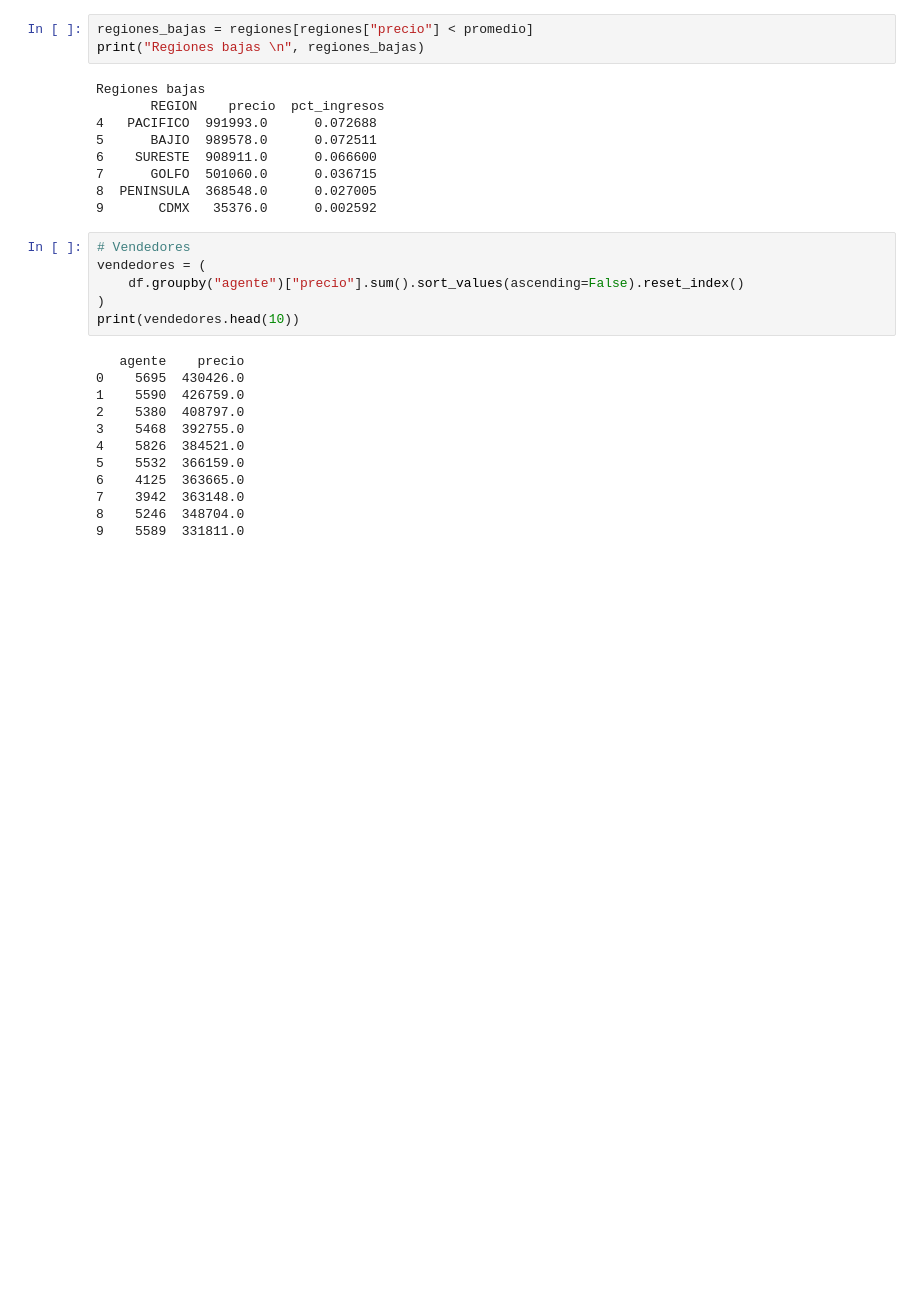
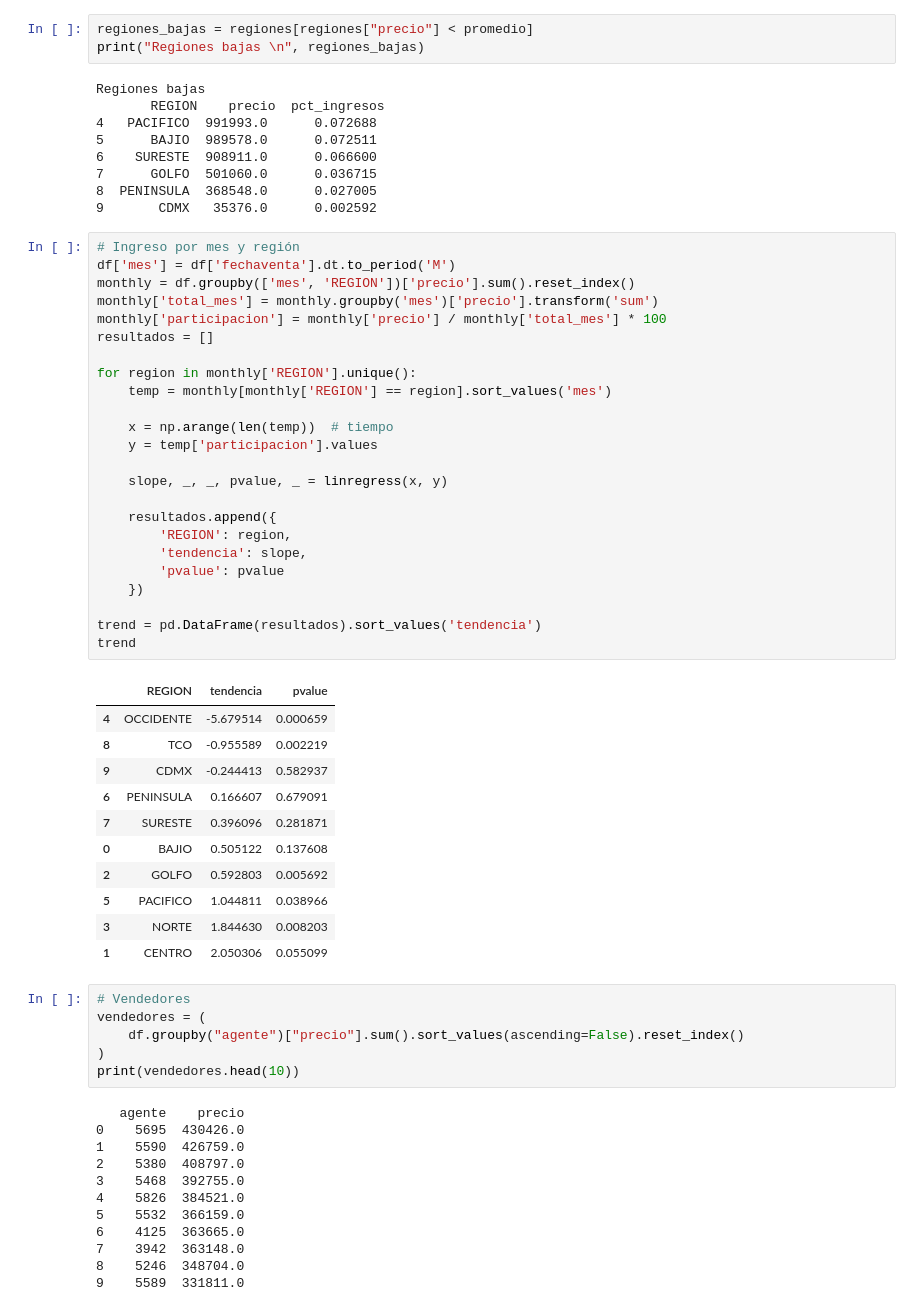
Before and after one commit to J-Paramo/sales-growth-drivers-analysis, a Jupyter notebook: notebooks/02_EDA.ipynb, the cells around one changed output. Drawn from its saved outputs; the diff is of its cells as text; blank space fills up the shorter version.

```diff
--- a/notebooks/02_EDA.ipynb
+++ b/notebooks/02_EDA.ipynb
@@ -221,6 +222,42 @@ Regiones bajas
 7      GOLFO  501060.0      0.036715
 8  PENINSULA  368548.0      0.027005
 9       CDMX   35376.0      0.002592
+# %%
+# Ingreso por mes y región
+df['mes'] = df['fechaventa'].dt.to_period('M')
+monthly = df.groupby(['mes', 'REGION'])['precio'].sum().reset_index()
+monthly['total_mes'] = monthly.groupby('mes')['precio'].transform('sum')
+monthly['participacion'] = monthly['precio'] / monthly['total_mes'] * 100
+resultados = []
+
+for region in monthly['REGION'].unique():
+    temp = monthly[monthly['REGION'] == region].sort_values('mes')
+
+    x = np.arange(len(temp))  # tiempo
+    y = temp['participacion'].values
+
+    slope, _, _, pvalue, _ = linregress(x, y)
+
+    resultados.append({
+        'REGION': region,
+        'tendencia': slope,
+        'pvalue': pvalue
+    })
+
+trend = pd.DataFrame(resultados).sort_values('tendencia')
+trend
+# %% [output]
+|  | REGION | tendencia | pvalue |
+| 4 | OCCIDENTE | -5.679514 | 0.000659 |
+| 8 | TCO | -0.955589 | 0.002219 |
+| 9 | CDMX | -0.244413 | 0.582937 |
+| 6 | PENINSULA | 0.166607 | 0.679091 |
+| 7 | SURESTE | 0.396096 | 0.281871 |
+| 0 | BAJIO | 0.505122 | 0.137608 |
+| 2 | GOLFO | 0.592803 | 0.005692 |
+| 5 | PACIFICO | 1.044811 | 0.038966 |
+| 3 | NORTE | 1.844630 | 0.008203 |
+| 1 | CENTRO | 2.050306 | 0.055099 |
 # %%
 # Vendedores
 vendedores = (
```
Also changed, not shown: parts of 3 cells of this notebook, 6 other files.
